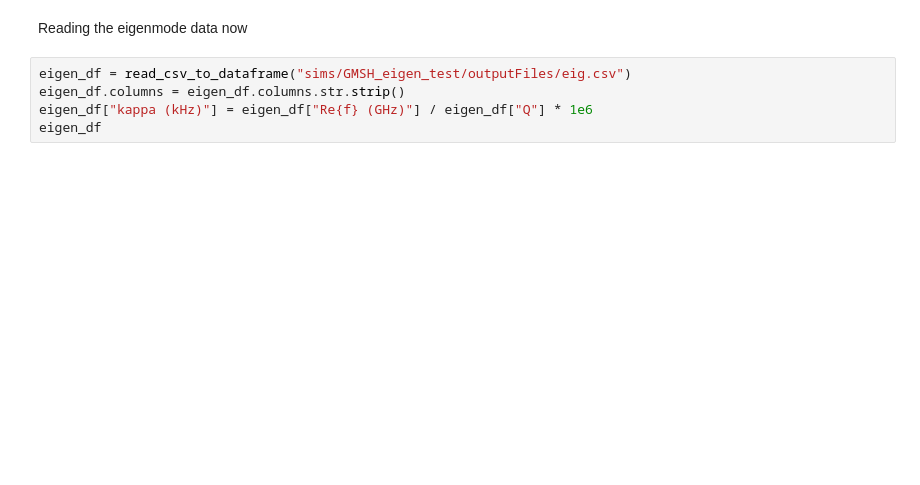
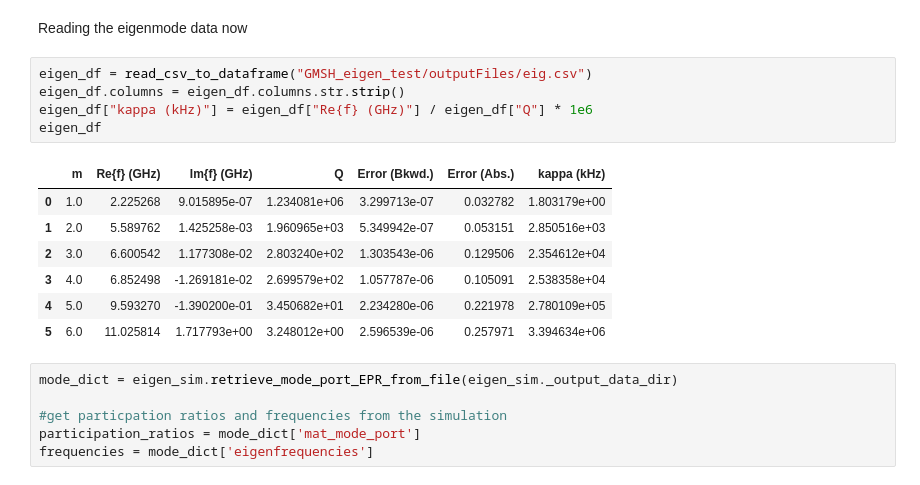
Before and after one commit to AwkwaBear/tutorials_quantum_device_design, a Jupyter notebook: transmon_resonator.ipynb, the cells around one changed output. Saved outputs shown, nothing was run; the diff lists cells and outputs as text; blank space fills up the shorter version.

```diff
--- a/transmon_resonator.ipynb
+++ b/transmon_resonator.ipynb
@@ -918,7 +1093,21 @@ Error in plotting: 'Data array (E_real) not present in this dataset.'
 # %% [markdown]
 Reading the eigenmode data now
 # %%
-eigen_df = read_csv_to_dataframe("sims/GMSH_eigen_test/outputFiles/eig.csv")
+eigen_df = read_csv_to_dataframe("GMSH_eigen_test/outputFiles/eig.csv")
 eigen_df.columns = eigen_df.columns.str.strip()
 eigen_df["kappa (kHz)"] = eigen_df["Re{f} (GHz)"] / eigen_df["Q"] * 1e6
 eigen_df
+# %% [output]
+|  | m | Re{f} (GHz) | Im{f} (GHz) | Q | Error (Bkwd.) | Error (Abs.) | kappa (kHz) |
+| 0 | 1.0 | 2.225268 | 9.015895e-07 | 1.234081e+06 | 3.299713e-07 | 0.032782 | 1.803179e+00 |
+| 1 | 2.0 | 5.589762 | 1.425258e-03 | 1.960965e+03 | 5.349942e-07 | 0.053151 | 2.850516e+03 |
+| 2 | 3.0 | 6.600542 | 1.177308e-02 | 2.803240e+02 | 1.303543e-06 | 0.129506 | 2.354612e+04 |
+| 3 | 4.0 | 6.852498 | -1.269181e-02 | 2.699579e+02 | 1.057787e-06 | 0.105091 | 2.538358e+04 |
+| 4 | 5.0 | 9.593270 | -1.390200e-01 | 3.450682e+01 | 2.234280e-06 | 0.221978 | 2.780109e+05 |
+| 5 | 6.0 | 11.025814 | 1.717793e+00 | 3.248012e+00 | 2.596539e-06 | 0.257971 | 3.394634e+06 |
+# %%
+mode_dict = eigen_sim.retrieve_mode_port_EPR_from_file(eigen_sim._output_data_dir)
+
+#get particpation ratios and frequencies from the simulation
+participation_ratios = mode_dict['mat_mode_port']
+frequencies = mode_dict['eigenfrequencies']
```
Also changed, not shown: parts of 74 cells of this notebook.
